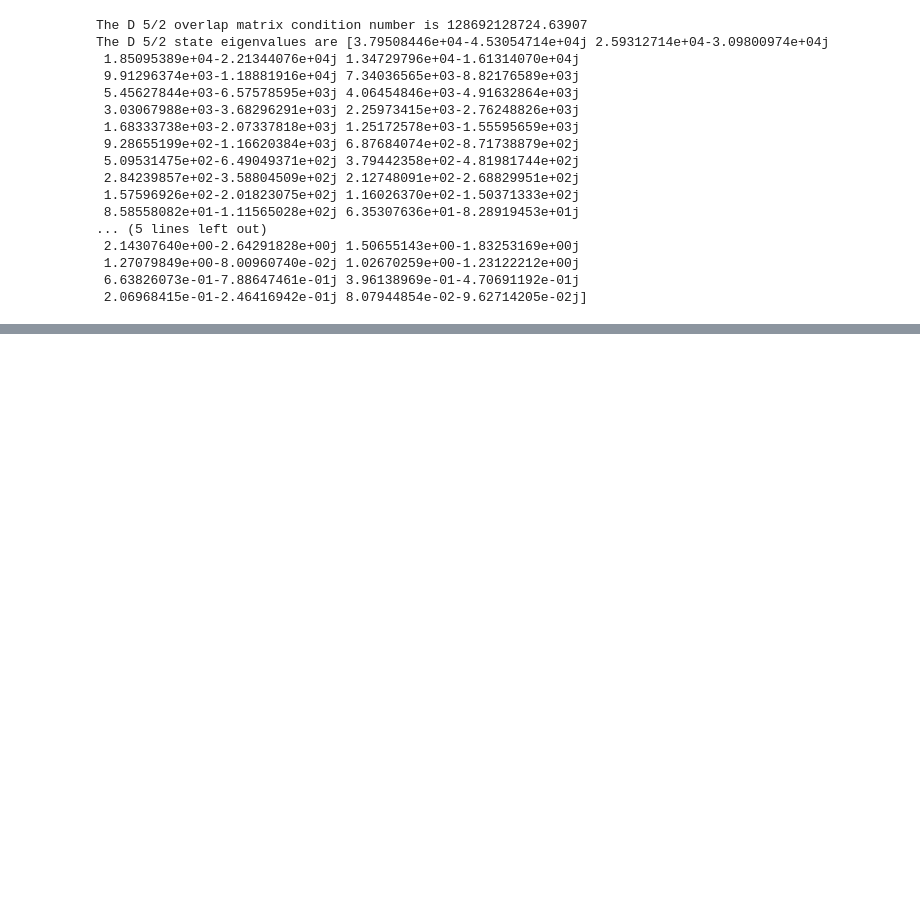
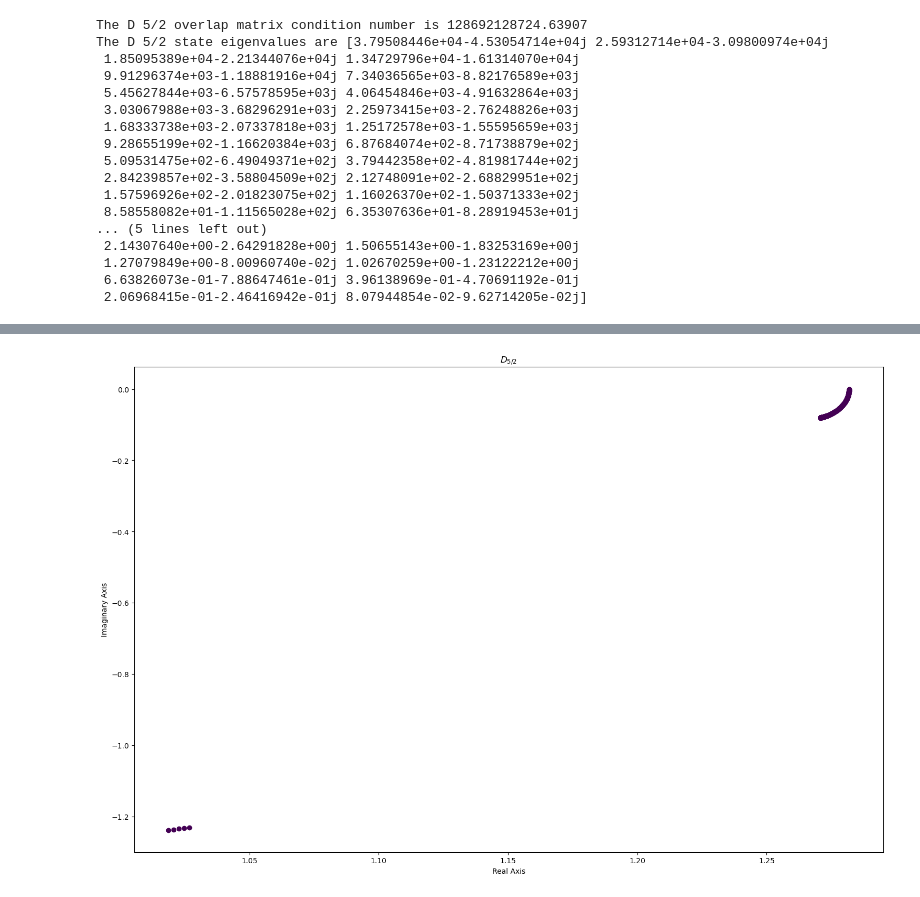
Before and after one commit to ellabeck03/halo-nuclei, a Jupyter notebook: Week 9/Complex Scaling Gaussians.ipynb, the cells around one changed output, grey strips where cells are left out. Cells and saved outputs as stored; diff of their text form; code cells hidden in the pictures; blank space fills up the shorter version.

```diff
--- a/Week 9/Complex Scaling Gaussians.ipynb
+++ b/Week 9/Complex Scaling Gaussians.ipynb
@@ -382,0 +430,16 @@ print(d_five_halfs_eigenvalue_theta_matrix[0, 35])
+# %%
+fig = plt.figure(figsize=(15, 10), layout='constrained')
+ax = fig.add_subplot()
+
+
+for i in enumerate(constrained_theta_values):
+    if i[0] < 560:
+        ax.scatter(np.real(d_five_half_eigen_matrix[i[0], 35]),
+                   np.imag(d_five_half_eigen_matrix[i[0], 35]), c=(d_five_half_eigen_matrix[i[0], 35]), cmap='viridis')
+ax.set_xlabel('Real Axis')
+ax.set_ylabel('Imaginary Axis')
+ax.set_title(r'$D_{5/2}$')
+plt.show()
+plt.close()
+# %% [output]
+[figure, added]
```
Also changed, not shown: parts of 5 cells of this notebook.
